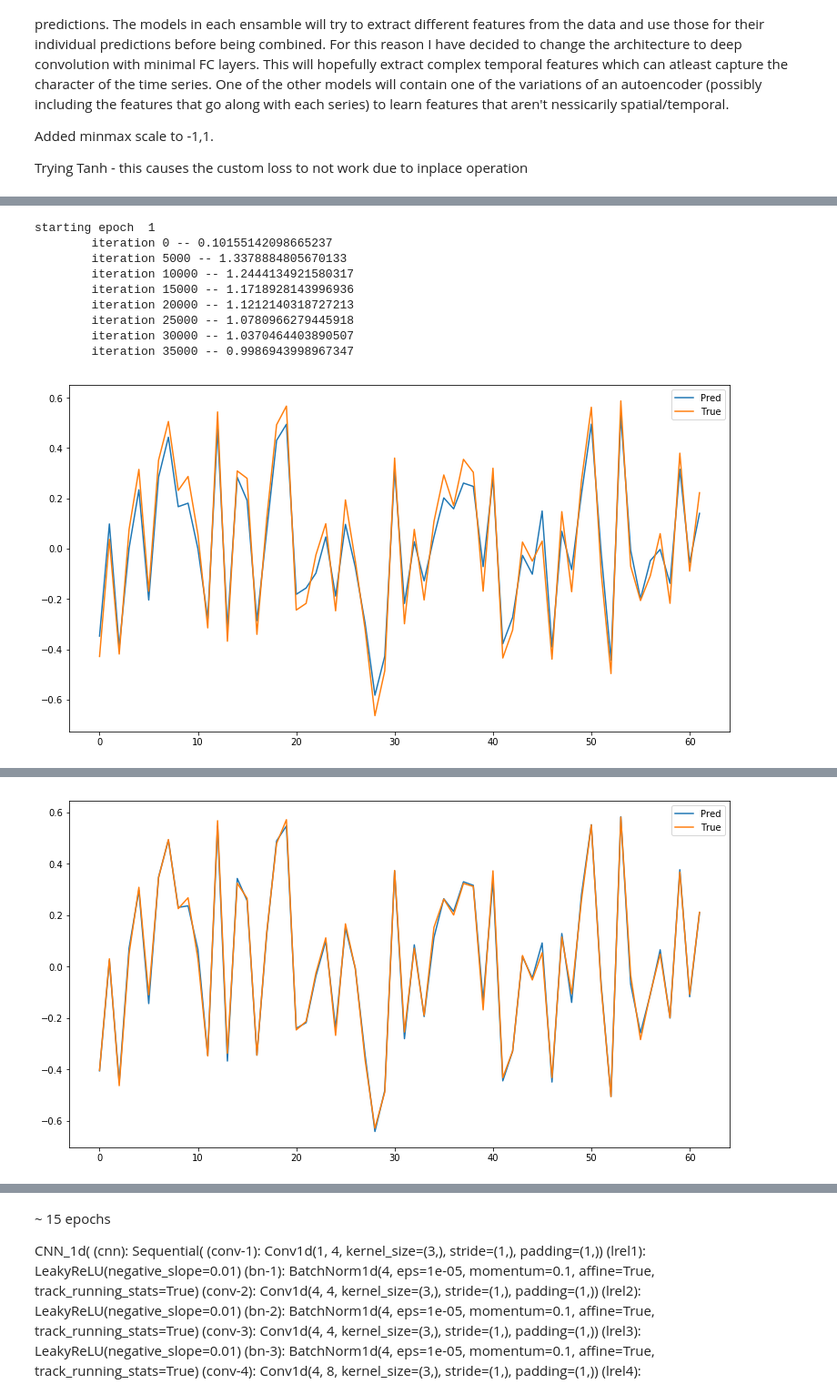
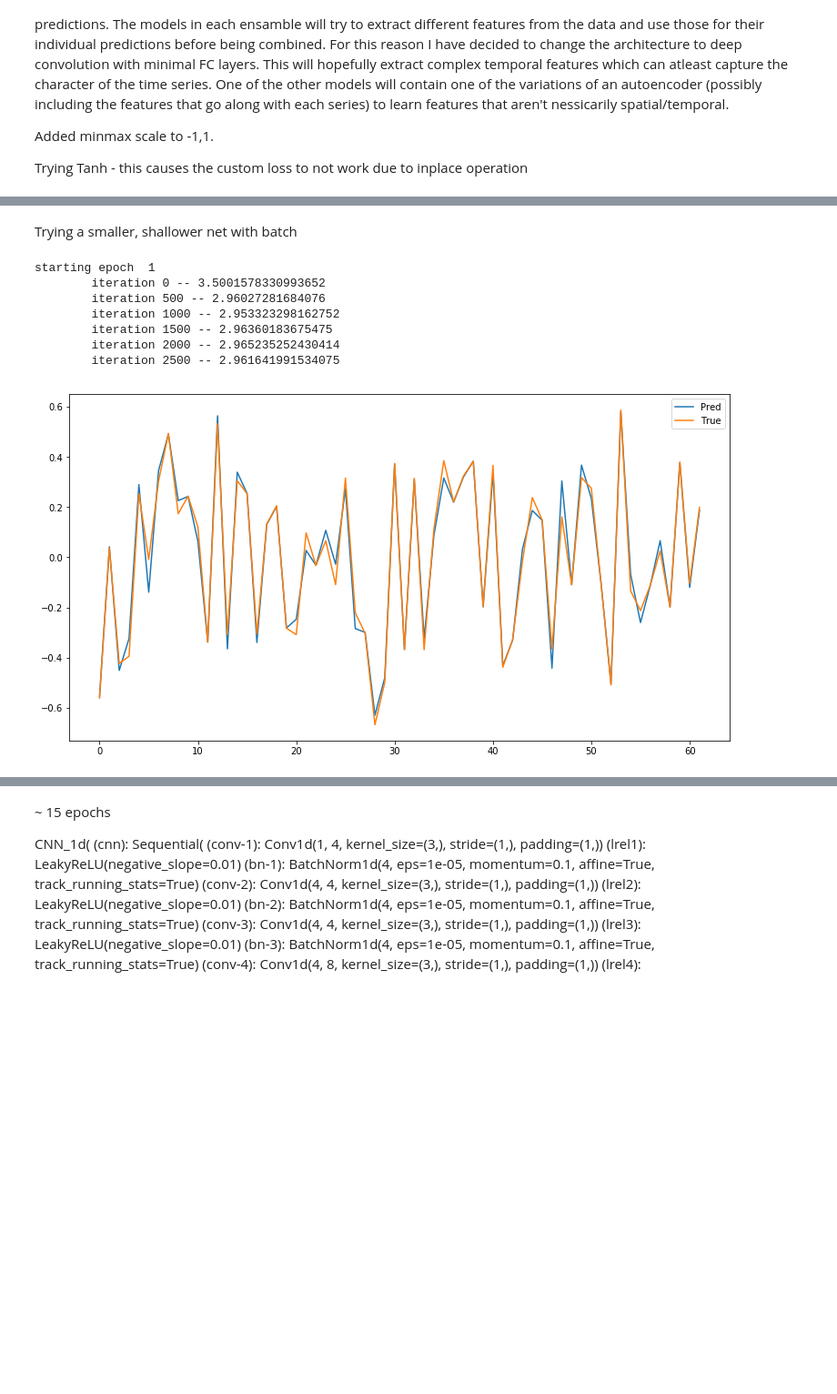
Before and after one commit to rlagrois/AdvFinML, a Jupyter notebook: Fin-Project_MultioutReg/winton-pytorch_cur.ipynb, the cells around one changed output, grey strips where cells are left out. Shown: that part at 91% size. Cells and saved outputs as stored; diff of their text form; code cells hidden in the pictures; blank space fills up the shorter version.

```diff
--- a/Fin-Project_MultioutReg/winton-pytorch_cur.ipynb
+++ b/Fin-Project_MultioutReg/winton-pytorch_cur.ipynb
@@ -144,6 +144,7 @@ class build_data(BaseEstimator, TransformerMixin):
         sub_x = sub_x.interpolate(method='linear', axis=1)
 
         # Scale
+
         sub_x = self.xtrans_sc.transform(sub_x)
         sub_x = self.xtrans_mm.transform(sub_x)
         sub_x2 = self.ftrans.transform(sub_x2)
@@ -160,6 +161,8 @@ class build_data(BaseEstimator, TransformerMixin):
         return sub_loader
 
     def get_weights(self):
+        self.train_wt = torch.from_numpy(self.train_wt).float()
+        self.test_wt = torch.from_numpy(self.test_wt).float()
         return self.train_wt, self.test_wt
 
     def reverse_trans(self, x=False, y=False):
@@ -170,6 +173,7 @@ class build_data(BaseEstimator, TransformerMixin):
         elif y is not False:
             y2 = self.ytrans_mm.inverse_transform(y)
             return self.ytrans_sc.inverse_transform(y2)
+
 
     def make_sub(sub, fn, path=r"C:\Users\rlagr\fin\winton\data\\"):
         sub = self.ytrans_mm.inverse_transform(sub)
@@ -364,17 +371,22 @@ Added minmax scale to -1,1.
 
 Trying Tanh - this causes the custom loss to not work due to inplace operation
 # %%
-kernels = [5,5,5,5,5,5,5,5]
-filters = [4,4,4,8,8,8,16,16]
-hidden = [500,100]
+kernels = [3,3,3,3]
+filters = [4,6,8,10]
+hidden = [300,100]
 
 cnn1 = CNN_1d(kernels, filters, hidden)
 cnn1 = cnn1.cuda()
 
+loss_w = wmae_loss()
 #loss_fnA = mod_mse().cuda()
 loss_fnB = nn.MSELoss().cuda()
-opt_alg = torch.optim.RMSprop(cnn1.parameters(), lr=.01)
-opt = torch.optim.lr_scheduler.MultiStepLR(opt_alg, milestones=[5,15,30])
+opt_alg = torch.optim.RMSprop(cnn1.parameters(), lr=.001)
+opt = torch.optim.lr_scheduler.MultiStepLR(opt_alg, milestones=[2,5,7])
+
+train_wt, test_wt = train_wt.view(-1,1,2), test_wt.view(-1,1,2)
+
+train_wt, test_wt = train_wt.cuda(), test_wt.cuda()
 
 print(cnn1)
 # %% [output]
@@ -395,9 +407,11 @@ CNN_1d(
     (out): Linear(in_features=100, out_features=62, bias=True)
   )
 )
+# %% [markdown]
+Trying a smaller, shallower net with batch
 # %%
 #Training the CNN
-num_epochs = 10
+num_epochs = 5
 
 #Define the lists to store the results of loss and accuracy
 
@@ -414,13 +428,15 @@ for epoch in range(num_epochs):
     for i, (x,y) in enumerate(train_loader):
 
         true = y.cuda(non_blocking=True)
-        true = torch.flatten(true)
+        true = true.view(-1,1,62)
+       # true = torch.flatten(true)
         x = x.view(-1,1,121)
         x = x.cuda(non_blocking=True)
         opt_alg.zero_grad()
         out = cnn1(x)
         #lossA = loss_fnA(out, true)
-        loss = loss_fnB(out, true)
+        #loss = loss_fnB(out, true)
+        loss = loss_w(out, true, train_wt[i:i+batch,:,:])
        # loss = lossA + lossB
 
         iter_loss += loss.item()
@@ -429,8 +445,10 @@ for epoch in range(num_epochs):
         opt.step()
 
         iterations += 1
-        if i % 5000 == 0:
+
+        if i % 500 == 0:
             print('\titeration', str(i), '--', str(iter_loss/iterations))
+
 
     losses['train_loss'][epoch] = iter_loss / iterations
 
@@ -439,44 +457,45 @@ for epoch in range(num_epochs):
     ev_loss = 0.0
     iterations = 0
 
     for i, (x,y) in enumerate(test_loader):
 
         true = y.cuda(non_blocking=True)
-        true = torch.flatten(true)
+        true = true.view(-1,1,62)
+       # true = torch.flatten(true)
         x = x.view(-1,1,121)
         x = x.cuda(non_blocking=True)
         out = cnn1(x)
+        #out = out.view
         #loss = loss_fnA(out, true)
-        loss = loss_fnB(out, true)
+        #loss = loss_fnB(out, true)
+        loss = loss_w(out, true, test_wt[i:i+batch,:,:])
         #loss = lossA + lossB
         ev_loss += loss.item()
 
         iterations += 1
 
     if epoch % 5 == 0:
         tst_plt = out.cpu().data.numpy()
         tr_plt = true.cpu().data.numpy()
         tst_plt = tst_plt.reshape(-1,62)
         tr_plt = tr_plt.reshape(-1,62)
         plt.figure(figsize=(13,7))
         plt.plot(tst_plt[0], label="Pred")
         plt.plot(tr_plt[0], label='True')
         plt.legend()
         plt.show()
 
     losses['eval_loss'][epoch] = ev_loss / iterations
-    mae = mean_absolute_error(out.cpu().data.numpy(), true.cpu().data.numpy())
+  #  mae = mean_absolute_error(out.cpu().data.numpy(), true.cpu().data.numpy())
 
-    print ('Epoch {}/{}, Training Loss: {:.5f}, Testing Loss: {:.5f}, Test MAE (plotted): {:.3f}'
-           .format(epoch+1, num_epochs, losses['train_loss'][epoch], losses['eval_loss'][epoch], mae))
+    print ('Epoch {}/{}, Training Loss: {:.5f}, Testing Loss: {:.5f}, Test MAE (plotted)'
+           .format(epoch+1, num_epochs, losses['train_loss'][epoch], losses['eval_loss'][epoch]))
 # %% [output]
 starting epoch  1
-        iteration 0 -- 0.10155142098665237
-        iteration 5000 -- 1.3378884805670133
-        iteration 10000 -- 1.2444134921580317
-        iteration 15000 -- 1.1718928143996936
-        iteration 20000 -- 1.1212140318727213
-        iteration 25000 -- 1.0780966279445918
-        iteration 30000 -- 1.0370464403890507
-        iteration 35000 -- 0.9986943998967347
+        iteration 0 -- 3.5001578330993652
+        iteration 500 -- 2.96027281684076
+        iteration 1000 -- 2.953323298162752
+        iteration 1500 -- 2.96360183675475
+        iteration 2000 -- 2.965235252430414
+        iteration 2500 -- 2.961641991534075
-[figure, old version]
+[figure, new version]
@@ -500 +518,0 @@ starting epoch  3
-[figure, removed]
```
Also changed, not shown: parts of 20 cells of this notebook.
